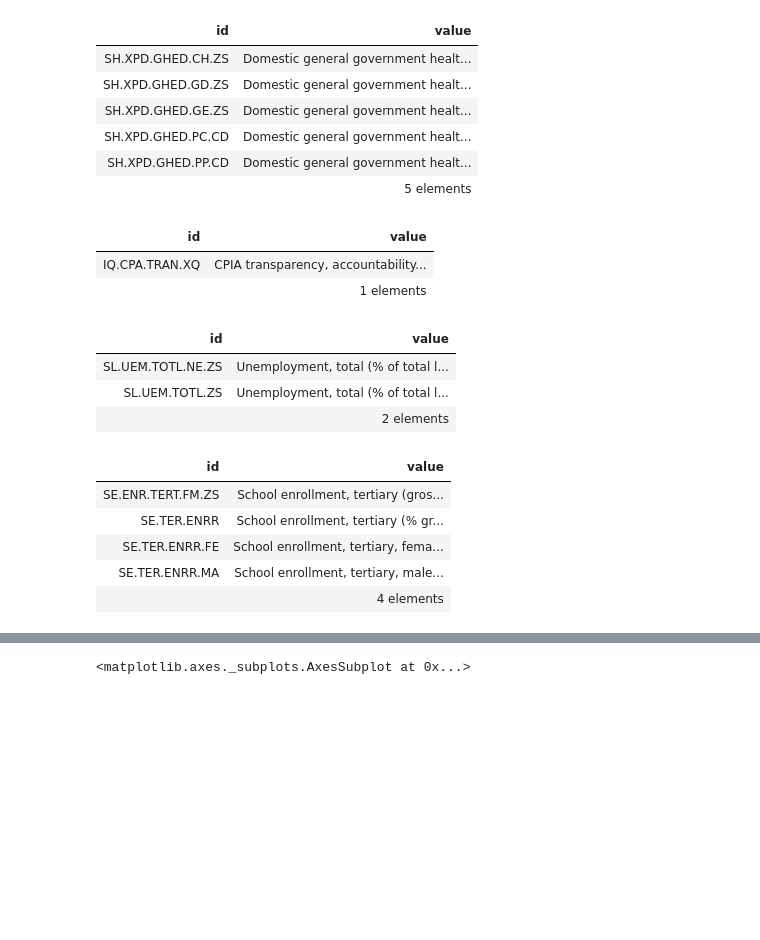
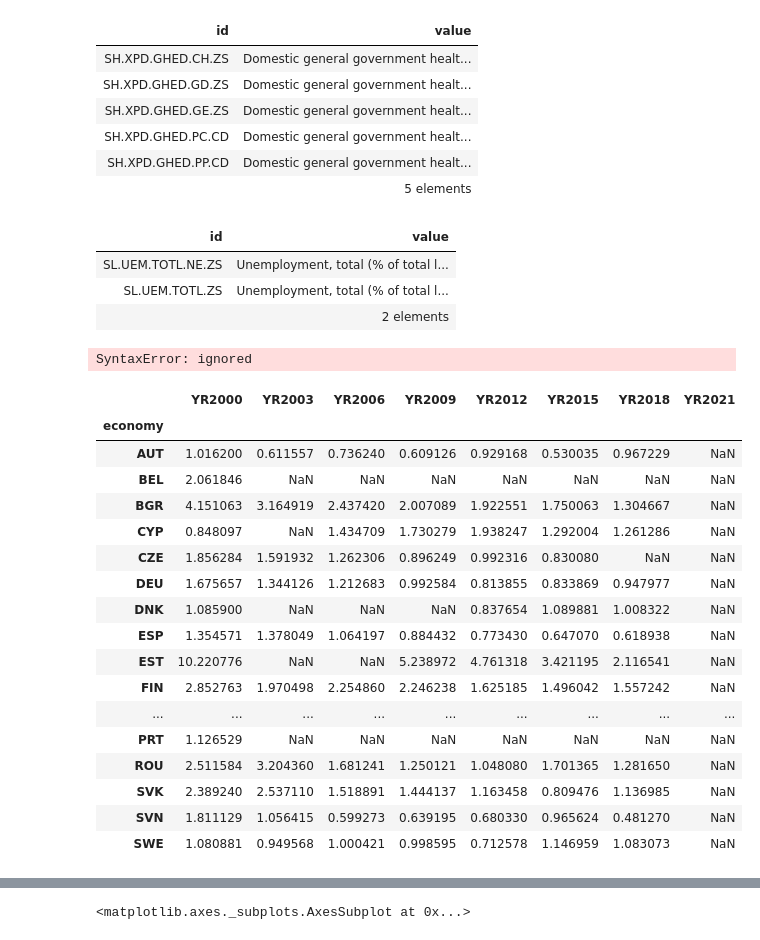
Before and after one commit to JaimeSastreCrespo/Project_2_Python_SQL_Poverty, a Jupyter notebook: Python_SQL_Project_Poverty.ipynb, the cells around one changed output, grey strips where cells are left out. Saved outputs shown, nothing was run; the diff lists cells and outputs as text; code cells hidden in the pictures; blank space fills up the shorter version.

Commit message:
WIP on data export

```diff
--- a/Python_SQL_Project_Poverty.ipynb
+++ b/Python_SQL_Project_Poverty.ipynb
@@ -94,12 +94,6 @@ wb.series.info(q="Domestic general government health expenditure")
 | SH.XPD.GHED.PC.CD | Domestic general government healt... |
 | SH.XPD.GHED.PP.CD | Domestic general government healt... |
 |  | 5 elements |
-# %%
-wb.series.info(q="corruption")
-# %% [output]
-| id | value |
-| IQ.CPA.TRAN.XQ | CPIA transparency, accountability... |
-|  | 1 elements |
 # %%
 wb.series.info(q="Unemployment, total (% of total labor force)")
 # %% [output]
@@ -107,12 +101,36 @@ wb.series.info(q="Unemployment, total (% of total labor force)")
 | SL.UEM.TOTL.NE.ZS | Unemployment, total (% of total l... |
 | SL.UEM.TOTL.ZS | Unemployment, total (% of total l... |
 |  | 2 elements |
-# %%
-wb.series.info(q="School enrollment, tertiary")
-# %% [output]
-| id | value |
-| SE.ENR.TERT.FM.ZS | School enrollment, tertiary (gros... |
-| SE.TER.ENRR | School enrollment, tertiary (% gr... |
-| SE.TER.ENRR.FE | School enrollment, tertiary, fema... |
-| SE.TER.ENRR.MA | School enrollment, tertiary, male... |
-|  | 4 elements |
+# %%
+import pandas as pd
+
+GDP = wb.data.DataFrame('NY.GDP.PCAP.CD', wb.region.members('EUU'), time=range(2000,2022,3))
+
+#GDP.to_csv(r"C:\Users\borys\IronHack\Project_2_Poverty\GDP_data.csv")
+
+from google.colab import GDP
+GDP.download("GDP_Data.csv")
+# %% [output]
+SyntaxError: ignored
+# %%
+Violance = wb.data.DataFrame('VC.IHR.PSRC.P5', wb.region.members('EUU'), time=range(2000,2022,3))
+Violance
+# %% [output]
+|  | YR2000 | YR2003 | YR2006 | YR2009 | YR2012 | YR2015 | YR2018 | YR2021 |
+| economy |  |  |  |  |  |  |  |  |
+| AUT | 1.016200 | 0.611557 | 0.736240 | 0.609126 | 0.929168 | 0.530035 | 0.967229 | NaN |
+| BEL | 2.061846 | NaN | NaN | NaN | NaN | NaN | NaN | NaN |
+| BGR | 4.151063 | 3.164919 | 2.437420 | 2.007089 | 1.922551 | 1.750063 | 1.304667 | NaN |
+| CYP | 0.848097 | NaN | 1.434709 | 1.730279 | 1.938247 | 1.292004 | 1.261286 | NaN |
+| CZE | 1.856284 | 1.591932 | 1.262306 | 0.896249 | 0.992316 | 0.830080 | NaN | NaN |
+| DEU | 1.675657 | 1.344126 | 1.212683 | 0.992584 | 0.813855 | 0.833869 | 0.947977 | NaN |
+| DNK | 1.085900 | NaN | NaN | NaN | 0.837654 | 1.089881 | 1.008322 | NaN |
+| ESP | 1.354571 | 1.378049 | 1.064197 | 0.884432 | 0.773430 | 0.647070 | 0.618938 | NaN |
+| EST | 10.220776 | NaN | NaN | 5.238972 | 4.761318 | 3.421195 | 2.116541 | NaN |
+| FIN | 2.852763 | 1.970498 | 2.254860 | 2.246238 | 1.625185 | 1.496042 | 1.557242 | NaN |
+| ... | ... | ... | ... | ... | ... | ... | ... | ... |
+| PRT | 1.126529 | NaN | NaN | NaN | NaN | NaN | NaN | NaN |
+| ROU | 2.511584 | 3.204360 | 1.681241 | 1.250121 | 1.048080 | 1.701365 | 1.281650 | NaN |
+| SVK | 2.389240 | 2.537110 | 1.518891 | 1.444137 | 1.163458 | 0.809476 | 1.136985 | NaN |
+| SVN | 1.811129 | 1.056415 | 0.599273 | 0.639195 | 0.680330 | 0.965624 | 0.481270 | NaN |
+| SWE | 1.080881 | 0.949568 | 1.000421 | 0.998595 | 0.712578 | 1.146959 | 1.083073 | NaN |
```
Also changed, not shown: parts of 5 cells of this notebook.
